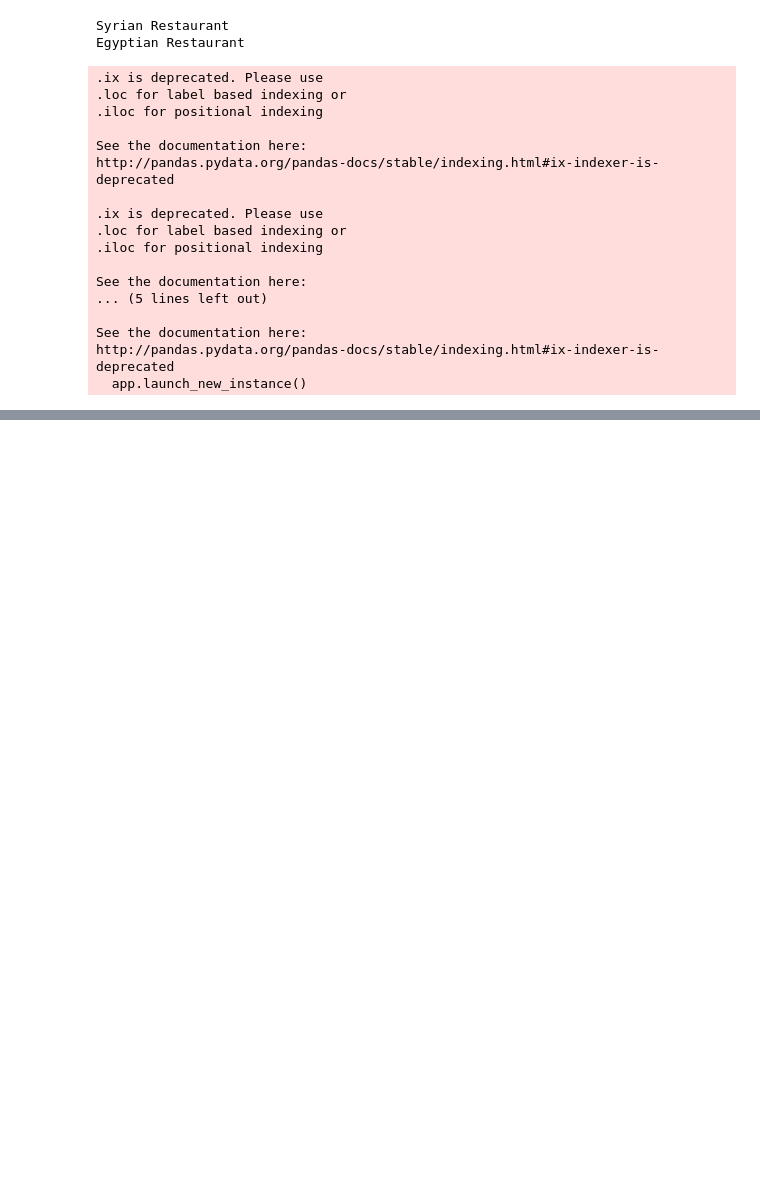
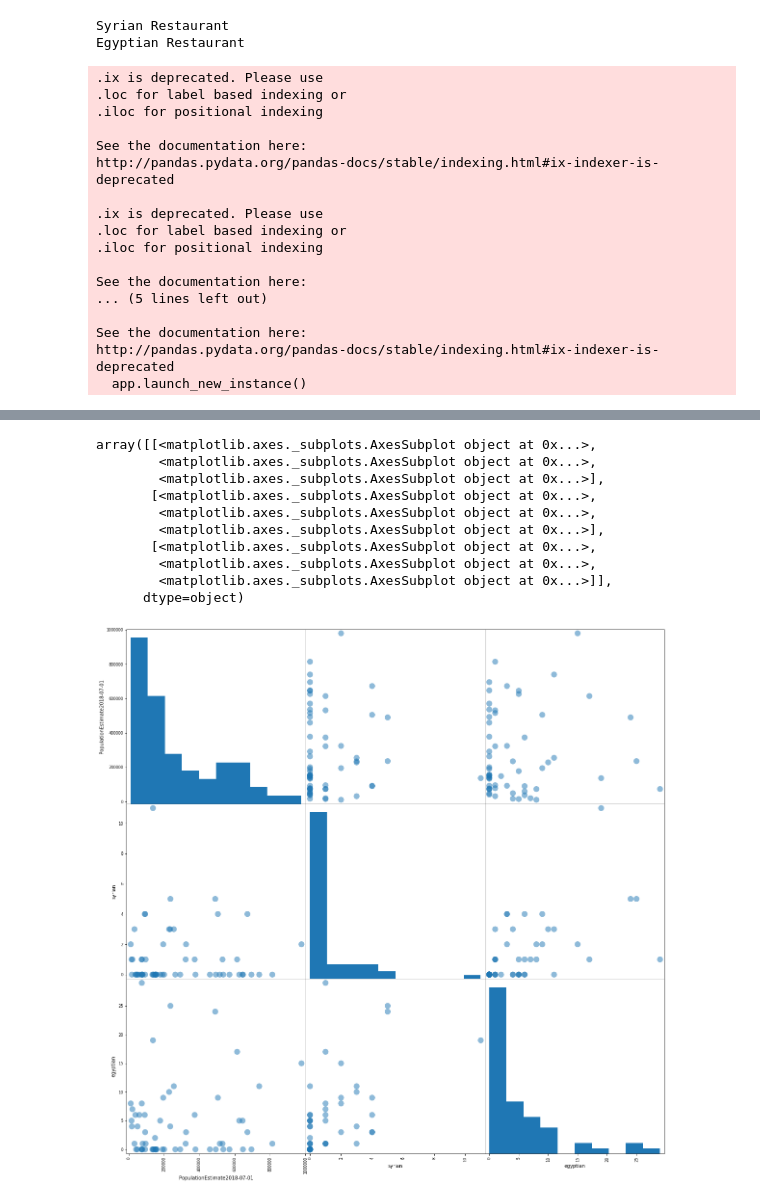
Before and after one commit to Abdelrahman44/Determining-which-districts-of-Greater-Cairo-is-bes-to-open-a-new-food-business, a Jupyter notebook: main.ipynb, the cells around one changed output, grey strips where cells are left out. Drawn from its saved outputs; the diff is of its cells as text; code cells hidden in the pictures; blank space fills up the shorter version.

```diff
--- a/main.ipynb
+++ b/main.ipynb
@@ -418,0 +406,2 @@ dd[dd['egyptian'] > dd['syrian']]
+# %%
+ddd = dd[['PopulationEstimate2018-07-01', 'syrian', 'egyptian']]
@@ -418,0 +452,16 @@ dd[dd['egyptian'] > dd['syrian']]
+# %%
+
+
+pd.plotting.scatter_matrix(ddd, grid = True, figsize=(20, 20), s= 600)
+# %% [output]
+array([[<matplotlib.axes._subplots.AxesSubplot object at 0x...>,
+        <matplotlib.axes._subplots.AxesSubplot object at 0x...>,
+        <matplotlib.axes._subplots.AxesSubplot object at 0x...>],
+       [<matplotlib.axes._subplots.AxesSubplot object at 0x...>,
+        <matplotlib.axes._subplots.AxesSubplot object at 0x...>,
+        <matplotlib.axes._subplots.AxesSubplot object at 0x...>],
+       [<matplotlib.axes._subplots.AxesSubplot object at 0x...>,
+        <matplotlib.axes._subplots.AxesSubplot object at 0x...>,
+        <matplotlib.axes._subplots.AxesSubplot object at 0x...>]],
+      dtype=object)
+[figure, added]
```
Also changed, not shown: parts of 6 cells of this notebook.
